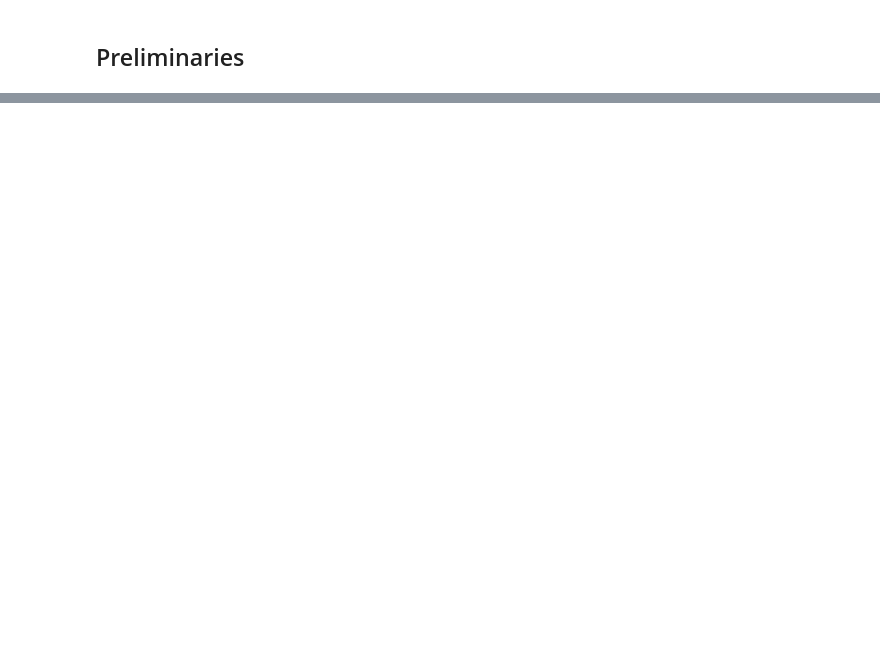
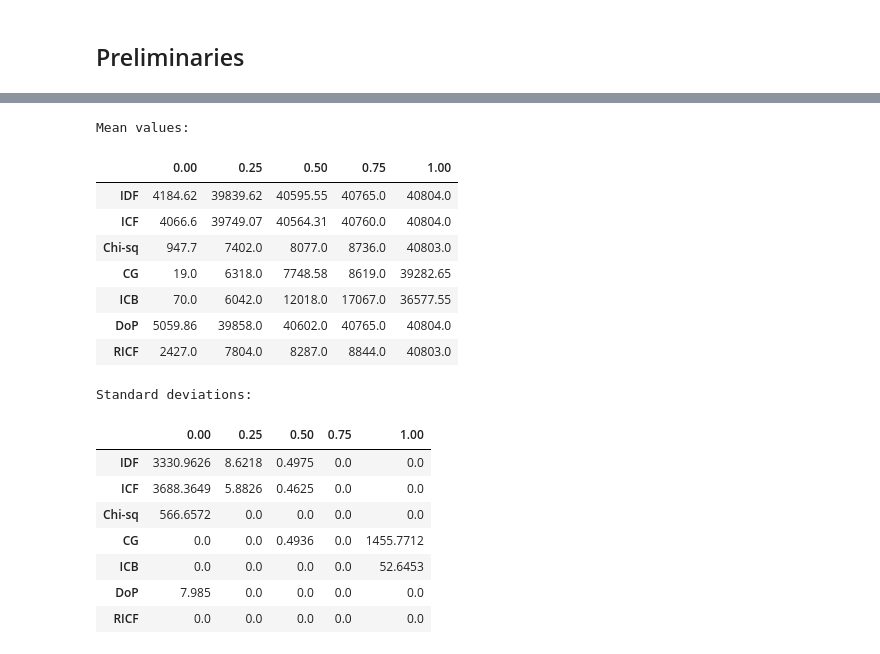
Before and after one commit to Sheridan-Stable/bursty-term-measure, a Jupyter notebook: genia/3-tables/tables.ipynb, the cells around one changed output, grey strips where cells are left out. Saved outputs shown, nothing was run; the diff lists cells and outputs as text; code cells hidden in the pictures; blank space fills up the shorter version.

```diff
--- a/genia/3-tables/tables.ipynb
+++ b/genia/3-tables/tables.ipynb
@@ -423,0 +558,59 @@ unique_word_num_dict
+# %%
+# Initialize a random seed to ensure results can be replicated
+np.random.seed(641369)
+
+# Generate term burstiness ranks for R different versions of the data
+R = 100
+all_quantiles_df = []
+for r in tqdm(range(R)):
+    sorted_measures = resort(term_scores_df)
+    rank = getrank(sorted_measures)
+    stopwords_ranks_df = filter_stopwords(rank)
+    bursty_measure_names = stopwords_ranks_df.head(0)
+    quantiles = []
+    for bursty_measure_name in bursty_measure_names:
+        quantiles.append(stopwords_ranks_df[bursty_measure_name].quantile([0, 0.25, 0.5, 0.75, 1]))
+    quantiles_df = pd.DataFrame(quantiles)
+    all_quantiles_df.append(quantiles_df)
+# %%
+# Extract the column and index names from the first quantiles DataFrame
+columns = all_quantiles_df[0].columns
+index = all_quantiles_df[0].index
+
+# Initialize empty data frames to store the mean and standard deviation values
+mean_df = pd.DataFrame(index=index, columns=columns)
+std_df = pd.DataFrame(index=index, columns=columns)
+
+# Compute the mean and standard deviation of corresponding elements across all matrices
+for col in columns:
+    for idx in index:
+        values = [matrix.at[idx, col] for matrix in all_quantiles_df]
+        mean_df.at[idx, col] = np.mean(values)
+        std_df.at[idx, col] = np.std(values)
+# %%
+# Display the resulting data frames
+print("Mean values:")
+with pd.option_context('display.precision', 4):
+    display(mean_df)
+print("\nStandard deviations:")
+with pd.option_context('display.precision', 4):
+    display(std_df)
+# %% [output]
+Mean values:
+|  | 0.00 | 0.25 | 0.50 | 0.75 | 1.00 |
+| IDF | 4184.62 | 39839.62 | 40595.55 | 40765.0 | 40804.0 |
+| ICF | 4066.6 | 39749.07 | 40564.31 | 40760.0 | 40804.0 |
+| Chi-sq | 947.7 | 7402.0 | 8077.0 | 8736.0 | 40803.0 |
+| CG | 19.0 | 6318.0 | 7748.58 | 8619.0 | 39282.65 |
+| ICB | 70.0 | 6042.0 | 12018.0 | 17067.0 | 36577.55 |
+| DoP | 5059.86 | 39858.0 | 40602.0 | 40765.0 | 40804.0 |
+| RICF | 2427.0 | 7804.0 | 8287.0 | 8844.0 | 40803.0 |
+Standard deviations:
+|  | 0.00 | 0.25 | 0.50 | 0.75 | 1.00 |
+| IDF | 3330.9626 | 8.6218 | 0.4975 | 0.0 | 0.0 |
+| ICF | 3688.3649 | 5.8826 | 0.4625 | 0.0 | 0.0 |
+| Chi-sq | 566.6572 | 0.0 | 0.0 | 0.0 | 0.0 |
+| CG | 0.0 | 0.0 | 0.4936 | 0.0 | 1455.7712 |
+| ICB | 0.0 | 0.0 | 0.0 | 0.0 | 52.6453 |
+| DoP | 7.985 | 0.0 | 0.0 | 0.0 | 0.0 |
+| RICF | 0.0 | 0.0 | 0.0 | 0.0 | 0.0 |
```
Also changed, not shown: parts of 76 cells of this notebook, 2 other files.
